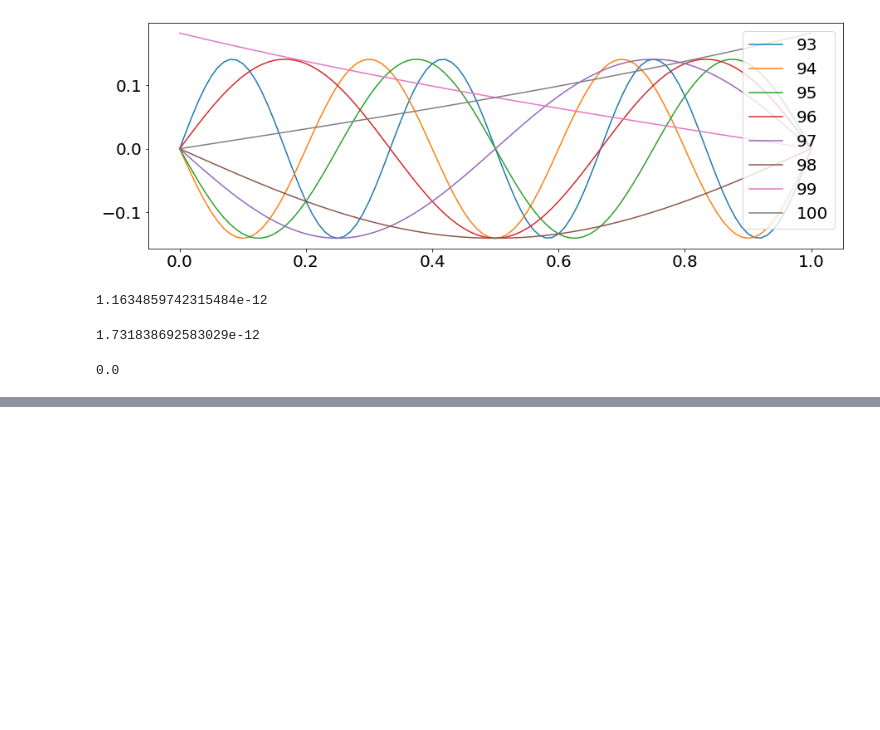
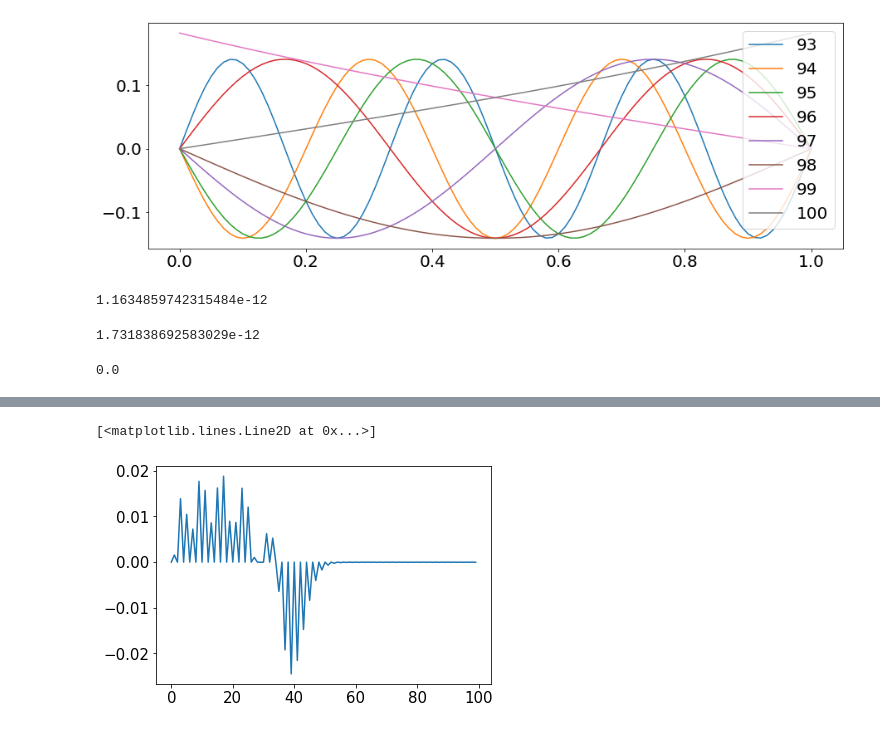
Before and after one commit to qnicolas/macwaves, a Jupyter notebook: EigenModes.ipynb, the cells around one changed output, grey strips where cells are left out. Cells and saved outputs as stored; diff of their text form; code cells hidden in the pictures; blank space fills up the shorter version.

```diff
--- a/EigenModes.ipynb
+++ b/EigenModes.ipynb
@@ -430,0 +538,3 @@ np.abs(testA-testA[::-1,::-1]).max()
+# %%
+y_twosides = set_y(150,two_sides=True)
+x_antisym = np.real(np.hstack([-x_test[::-1],x_test]))
@@ -430,0 +543,13 @@ np.abs(testA-testA[::-1,::-1]).max()
+# %%
+from preprocessingTools import PlmSchmidt_d1_temp
+lmax=100
+allplm = np.stack( PlmSchmidt_d1_temp(lmax,y_twosides), axis=0 )
+m_indices = [(l*(l+1))//2 for l in np.arange(lmax)]
+allplm = allplm[:,0,m_indices]
+allplm = allplm/np.sqrt(np.trapz(allplm**2,x=y_twosides,axis=0))
+# %%
+projection = np.trapz(np.real(x_antisym)[:,None] * allplm,x=y_twosides,axis=0)
+plt.plot(range(lmax),projection)
+# %% [output]
+[<matplotlib.lines.Line2D at 0x...>]
+[figure, added]
```
Also changed, not shown: parts of 14 cells of this notebook, 8 other files.
